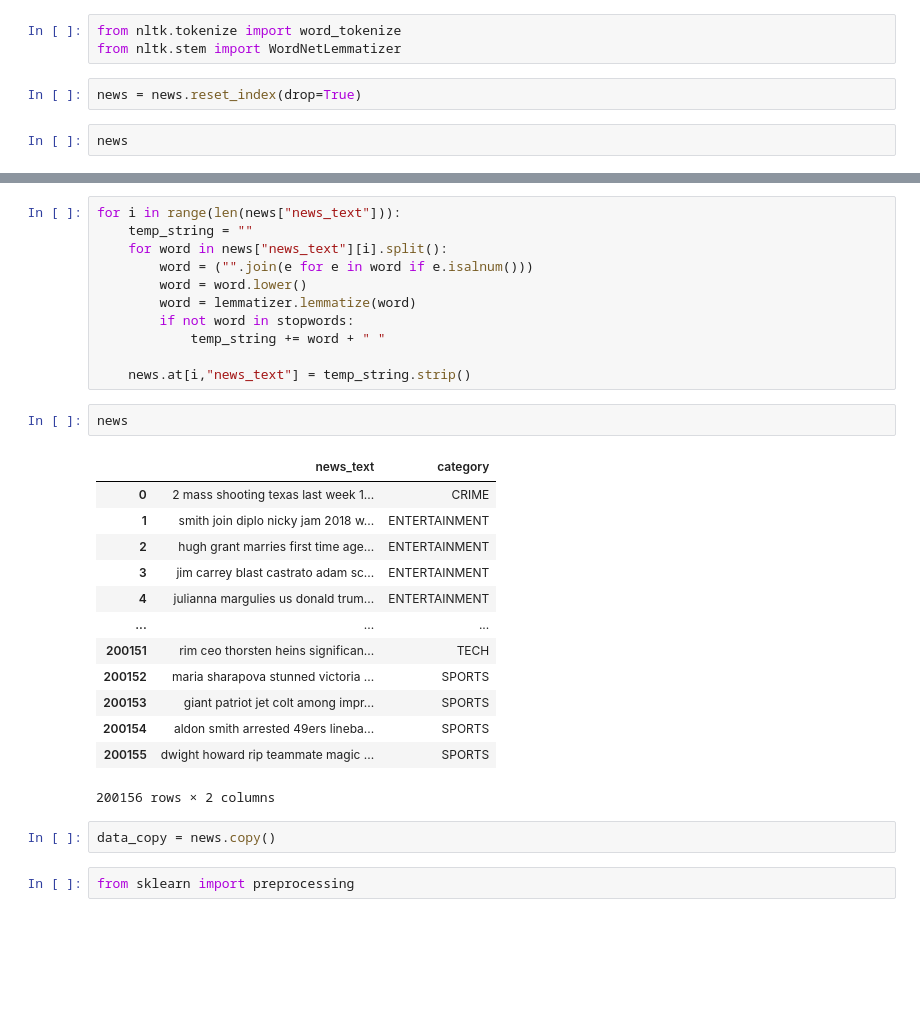
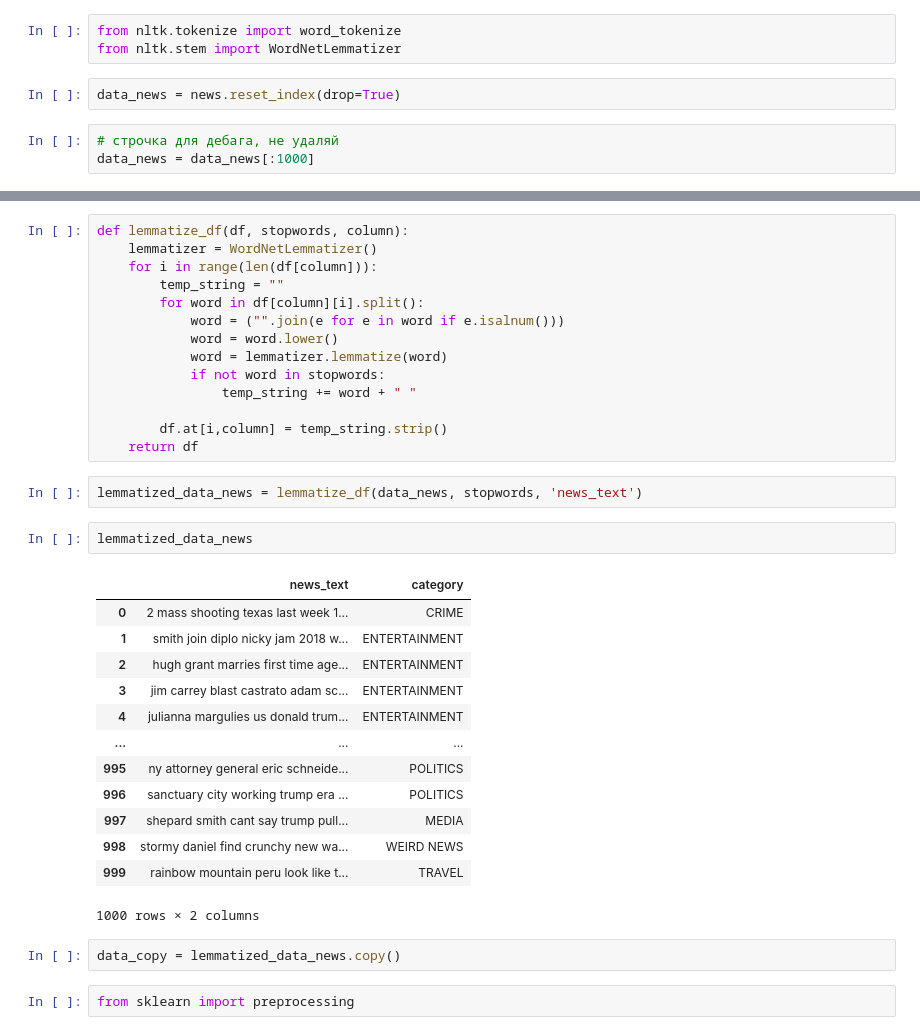
Before and after one commit to ignatovskiy/Data_Satanism, a Jupyter notebook: lab1_nlp/Lab1_nlp.ipynb, the cells around one changed output, grey strips where cells are left out. Cells and saved outputs as stored; diff of their text form; blank space fills up the shorter version.

```diff
--- a/lab1_nlp/Lab1_nlp.ipynb
+++ b/lab1_nlp/Lab1_nlp.ipynb
@@ -172,6 +161,7 @@ print(stopwords)
 from nltk.tokenize import word_tokenize
 from nltk.stem import WordNetLemmatizer
 # %%
-news = news.reset_index(drop=True)
+data_news = news.reset_index(drop=True)
 # %%
-news
+# строчка для дебага, не удаляй
+data_news = data_news[:1000]
@@ -199,34 +173,39 @@ nltk.download('wordnet')
 [nltk_data]   Package wordnet is already up-to-date!
 True
+# %%
+def lemmatize_df(df, stopwords, column):
+    lemmatizer = WordNetLemmatizer()
+    for i in range(len(df[column])):
+        temp_string = ""
+        for word in df[column][i].split():
+            word = ("".join(e for e in word if e.isalnum()))
+            word = word.lower()
+            word = lemmatizer.lemmatize(word)
+            if not word in stopwords:
+                temp_string += word + " "
+
+        df.at[i,column] = temp_string.strip()
+    return df
 # %%
-for i in range(len(news["news_text"])):
-    temp_string = ""
-    for word in news["news_text"][i].split():
-        word = ("".join(e for e in word if e.isalnum()))
-        word = word.lower()
-        word = lemmatizer.lemmatize(word)
-        if not word in stopwords:
-            temp_string += word + " "
-
-    news.at[i,"news_text"] = temp_string.strip()
+lemmatized_data_news = lemmatize_df(data_news, stopwords, 'news_text')
 # %%
-news
+lemmatized_data_news
 # %% [output]
 |  | news_text | category |
 | 0 | 2 mass shooting texas last week 1... | CRIME |
 | 1 | smith join diplo nicky jam 2018 w... | ENTERTAINMENT |
 | 2 | hugh grant marries first time age... | ENTERTAINMENT |
 | 3 | jim carrey blast castrato adam sc... | ENTERTAINMENT |
 | 4 | julianna margulies us donald trum... | ENTERTAINMENT |
 | ... | ... | ... |
-| 200151 | rim ceo thorsten heins significan... | TECH |
-| 200152 | maria sharapova stunned victoria ... | SPORTS |
-| 200153 | giant patriot jet colt among impr... | SPORTS |
-| 200154 | aldon smith arrested 49ers lineba... | SPORTS |
-| 200155 | dwight howard rip teammate magic ... | SPORTS |
+| 995 | ny attorney general eric schneide... | POLITICS |
+| 996 | sanctuary city working trump era ... | POLITICS |
+| 997 | shepard smith cant say trump pull... | MEDIA |
+| 998 | stormy daniel find crunchy new wa... | WEIRD NEWS |
+| 999 | rainbow mountain peru look like t... | TRAVEL |
-200156 rows × 2 columns
+1000 rows × 2 columns
 # %%
-data_copy = news.copy()
+data_copy = lemmatized_data_news.copy()
 # %%
 from sklearn import preprocessing
 # %%
```
Also changed, not shown: parts of 31 cells of this notebook.
